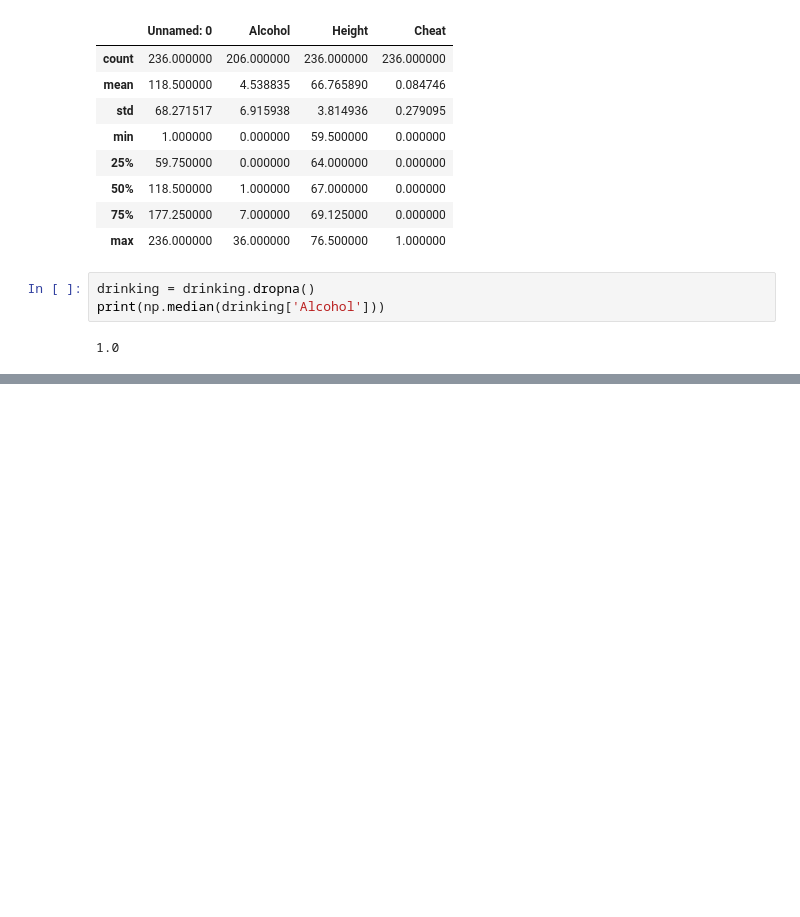
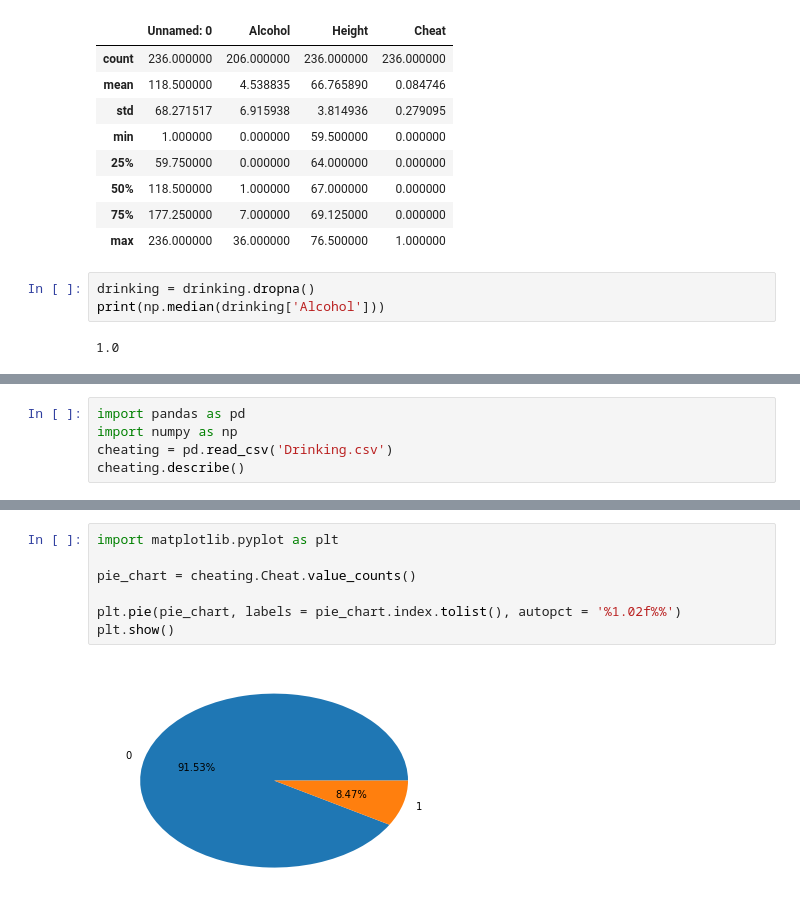
Before and after one commit to uoflCoder/StanfordStats, a Jupyter notebook: Examining Distributions.ipynb, the cells around one changed output, grey strips where cells are left out. Cells and saved outputs as stored; diff of their text form; blank space fills up the shorter version.

```diff
--- a/Examining Distributions.ipynb
+++ b/Examining Distributions.ipynb
@@ -177,0 +178,5 @@ plt.show()
+# %%
+import pandas as pd
+import numpy as np
+cheating = pd.read_csv('Drinking.csv')
+cheating.describe()
@@ -177,0 +193,9 @@ plt.show()
+# %%
+import matplotlib.pyplot as plt
+
+pie_chart = cheating.Cheat.value_counts()
+
+plt.pie(pie_chart, labels = pie_chart.index.tolist(), autopct = '%1.02f%%')
+plt.show()
+# %% [output]
+[figure, added]
```
Also changed, not shown: parts of 2 cells of this notebook.
